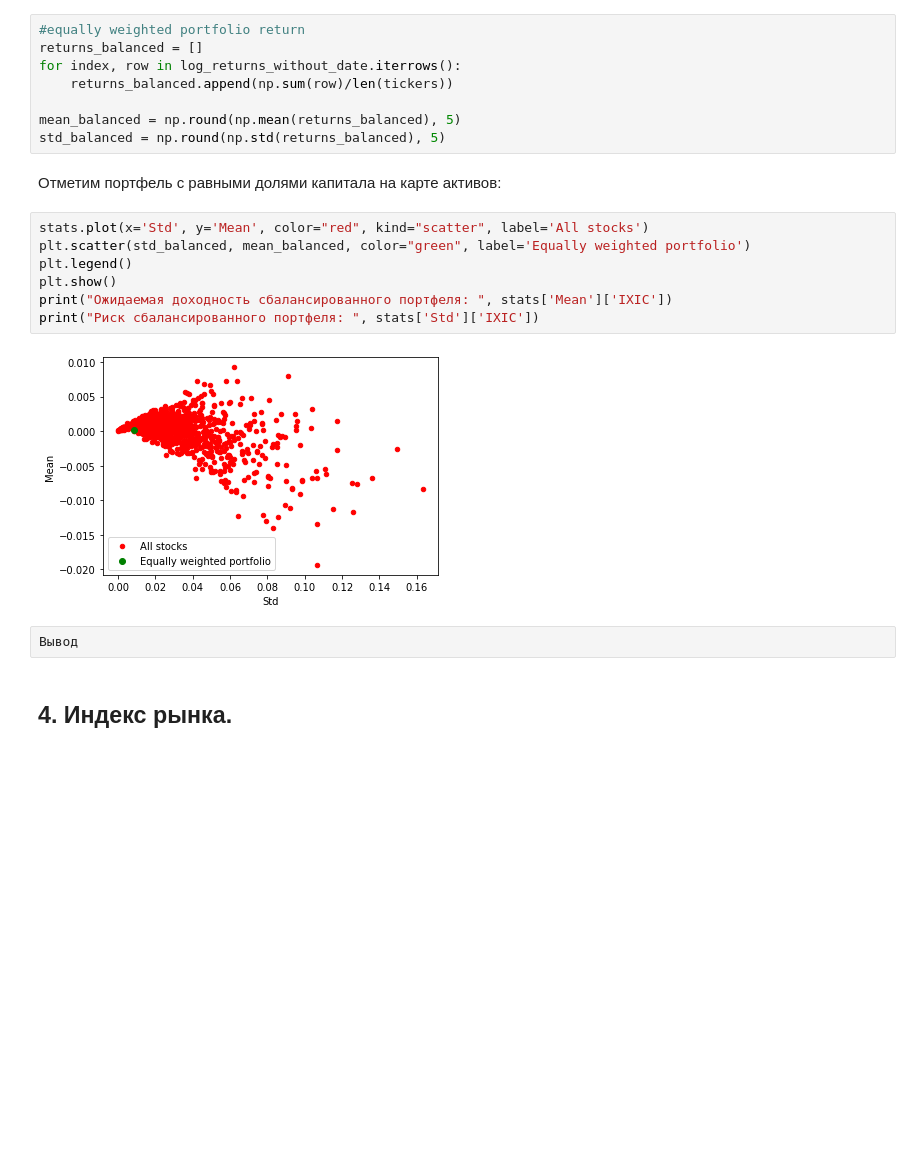
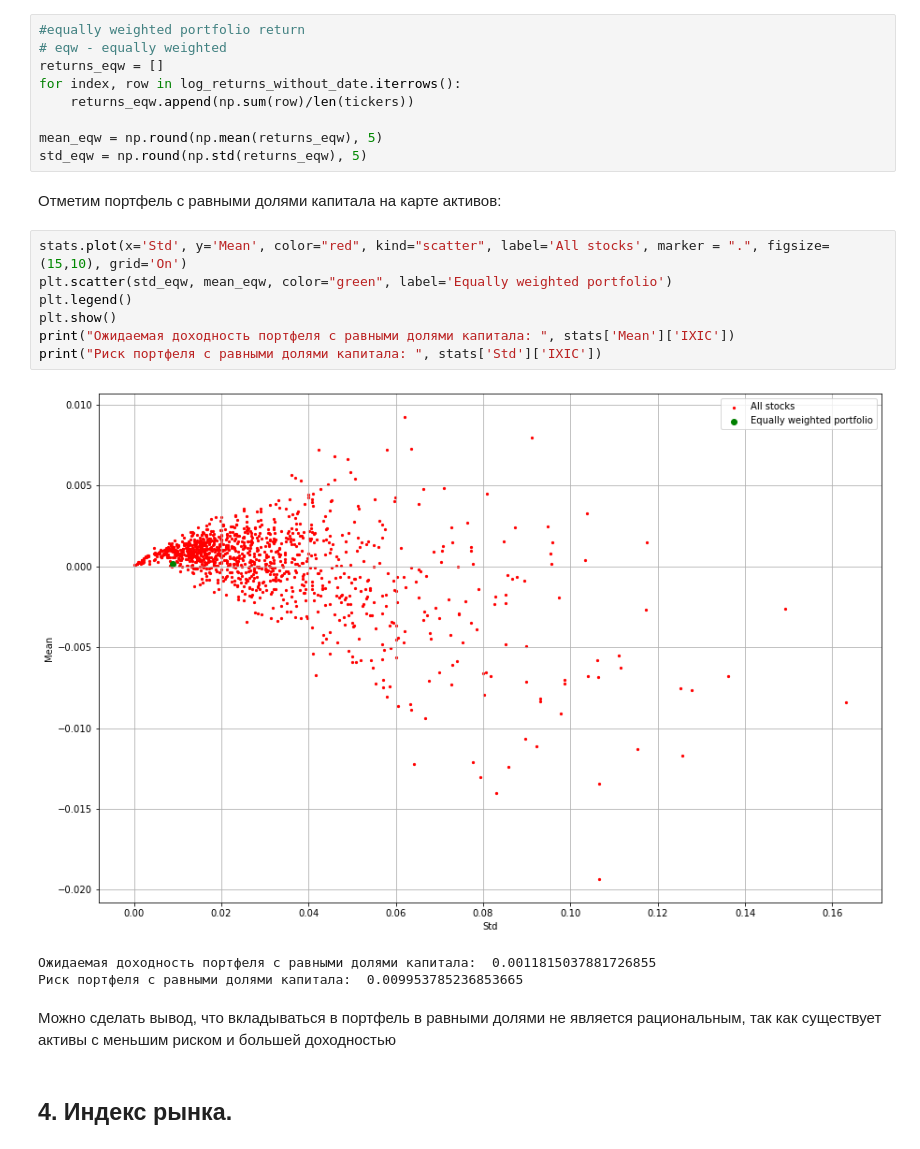
Before and after one commit to katyamalysheva/lab-1, a Jupyter notebook: lab1.ipynb, the cells around one changed output. Drawn from its saved outputs; the diff is of its cells as text; blank space fills up the shorter version.

```diff
--- a/lab1.ipynb
+++ b/lab1.ipynb
@@ -173,25 +173,28 @@ plt.show()
 log_returns_without_date = log_returns.drop(columns = ['Date'])
 # %%
 #equally weighted portfolio return
-returns_balanced = []
+# eqw - equally weighted
+returns_eqw = []
 for index, row in log_returns_without_date.iterrows():
-    returns_balanced.append(np.sum(row)/len(tickers))
+    returns_eqw.append(np.sum(row)/len(tickers))
 
-mean_balanced = np.round(np.mean(returns_balanced), 5)
-std_balanced = np.round(np.std(returns_balanced), 5)
+mean_eqw = np.round(np.mean(returns_eqw), 5)
+std_eqw = np.round(np.std(returns_eqw), 5)
 # %% [markdown]
 Отметим портфель с равными долями капитала на карте активов:
 # %%
-stats.plot(x='Std', y='Mean', color="red", kind="scatter", label='All stoсks')
-plt.scatter(std_balanced, mean_balanced, color="green", label='Equally weighted portfolio')
+stats.plot(x='Std', y='Mean', color="red", kind="scatter", label='All stoсks', marker = ".", figsize=(15,10), grid='On')
+plt.scatter(std_eqw, mean_eqw, color="green", label='Equally weighted portfolio')
 plt.legend()
 plt.show()
-print("Ожидаемая доходность сбалансированного портфеля: ", stats['Mean']['IXIC'])
-print("Риск сбалансированного портфеля: ", stats['Std']['IXIC'])
+print("Ожидаемая доходность портфеля с равными долями капитала: ", stats['Mean']['IXIC'])
+print("Риск портфеля с равными долями капитала: ", stats['Std']['IXIC'])
 # %% [output]
-[figure, old version]
+[figure, new version]
+Ожидаемая доходность портфеля с равными долями капитала:  0.0011815037881726855
+Риск портфеля с равными долями капитала:  0.009953785236853665
-# %%
-Вывод
+# %% [markdown]
+Можно сделать вывод, что вкладываться в портфель в равными долями не является рациональным, так как существует активы с меньшим риском и большей доходностью
 # %% [markdown]
 ## 4. Индекс рынка.
 # %% [markdown]
```
Also changed, not shown: parts of 10 cells of this notebook, 1 other file.
